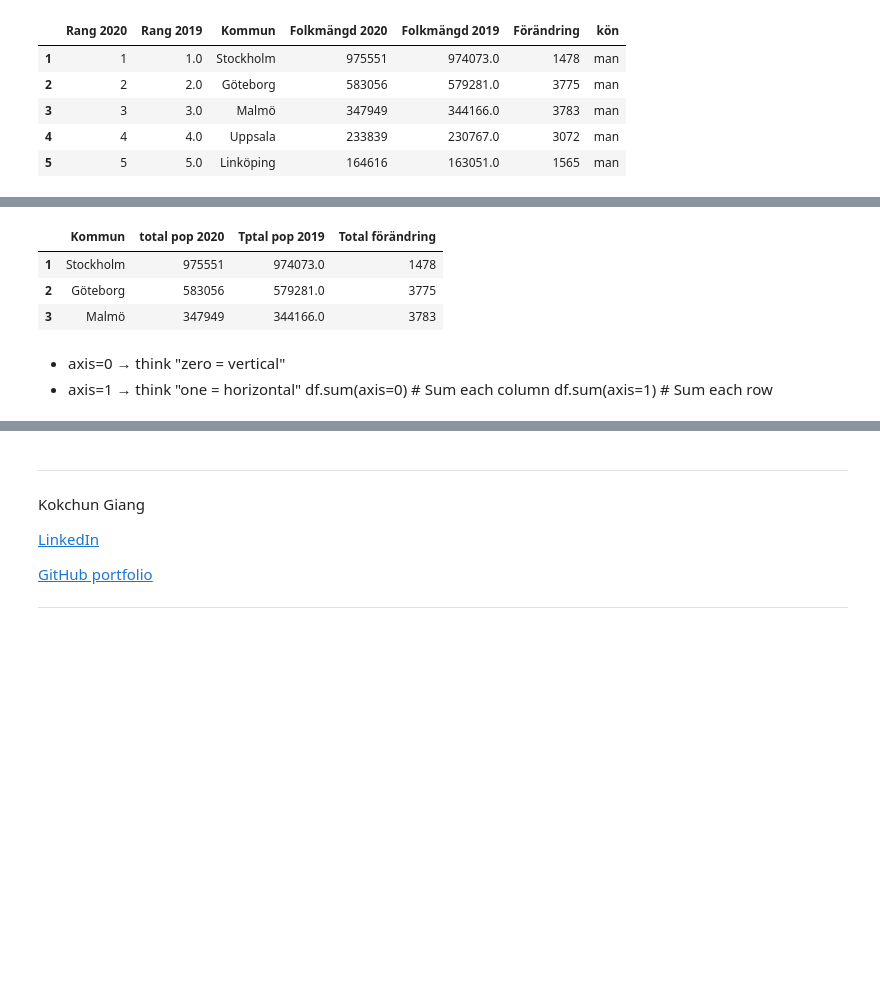
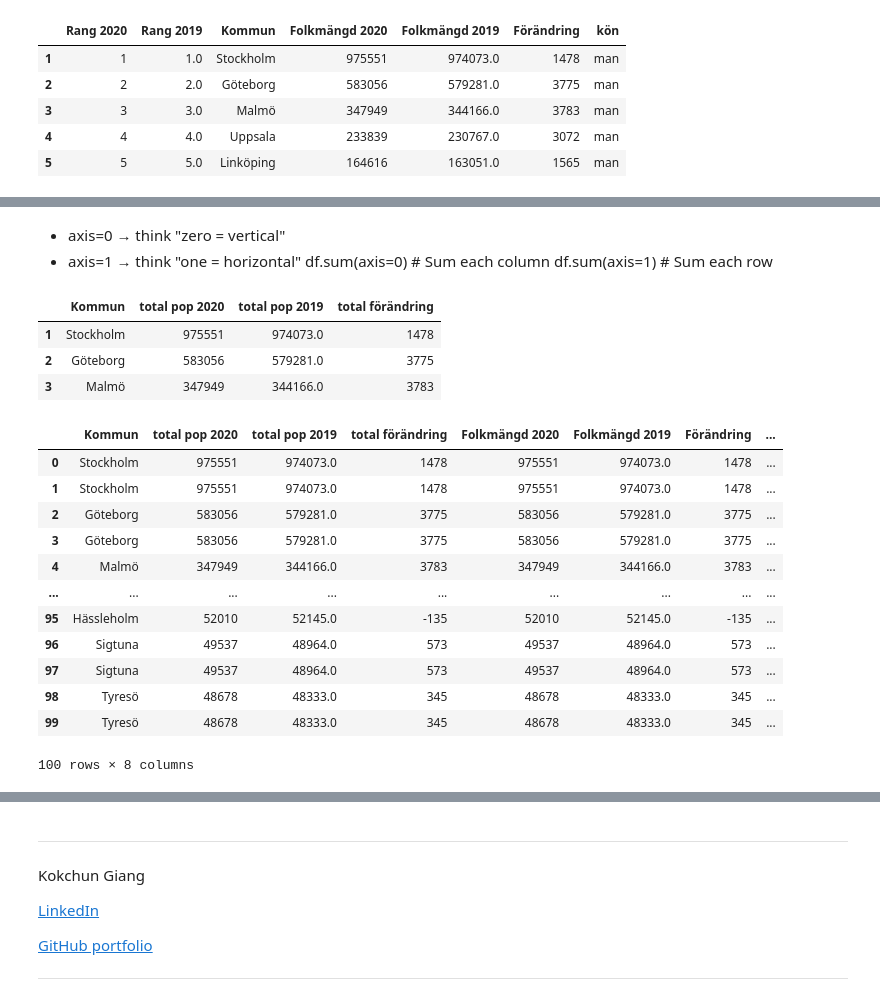
Before and after one commit to Horieh1989/DataProcceccing1, a Jupyter notebook: Exercises/E00_pandas_basic_syntax.ipynb, the cells around one changed output, grey strips where cells are left out. Cells and saved outputs as stored; diff of their text form; code cells hidden in the pictures; blank space fills up the shorter version.

```diff
--- a/Exercises/E00_pandas_basic_syntax.ipynb
+++ b/Exercises/E00_pandas_basic_syntax.ipynb
@@ -572,15 +585,10 @@ import pandas as pd
 df.rename(columns={
 
     'Folkmängd 2020': 'total pop 2020',
-    'Folkmängd 2019' :'Tptal pop 2019',
-    'Förändring' :'Total förändring'
+    'Folkmängd 2019' :'total pop 2019',
+    'Förändring' :'total förändring'
 
 }, inplace=True)
-# %% [output]
-|  | Kommun | total pop 2020 | Tptal pop 2019 | Total förändring |
-| 1 | Stockholm | 975551 | 974073.0 | 1478 |
-| 2 | Göteborg | 583056 | 579281.0 | 3775 |
-| 3 | Malmö | 347949 | 344166.0 | 3783 |
 # %% [markdown]
 - axis=0 → think "zero = vertical"
 - axis=1 → think "one = horizontal"
@@ -589,5 +597,28 @@ df.sum(axis=1)  # Sum each row
 # %%
 
 df.head(5)
-def_new=df.drop(['Rang 2020','Rang 2019'],axis=1)
-def_new.head(3)
+df_new=df.drop(['Rang 2020','Rang 2019'],axis=1)
+df_new.head(3)
+# %% [output]
+|  | Kommun | total pop 2020 | total pop 2019 | total förändring |
+| 1 | Stockholm | 975551 | 974073.0 | 1478 |
+| 2 | Göteborg | 583056 | 579281.0 | 3775 |
+| 3 | Malmö | 347949 | 344166.0 | 3783 |
+# %%
+df_new_df=pd.concat([df_new,df_combine],ignore_index=False)
+df_merge_df_new_df = pd.merge(df_new, df_combine, on='Kommun', how='inner')
+df_merge_df_new_df
+# %% [output]
+|  | Kommun | total pop 2020 | total pop 2019 | total förändring | Folkmängd 2020 | Folkmängd 2019 | Förändring | ... |
+| 0 | Stockholm | 975551 | 974073.0 | 1478 | 975551 | 974073.0 | 1478 | ... |
+| 1 | Stockholm | 975551 | 974073.0 | 1478 | 975551 | 974073.0 | 1478 | ... |
+| 2 | Göteborg | 583056 | 579281.0 | 3775 | 583056 | 579281.0 | 3775 | ... |
+| 3 | Göteborg | 583056 | 579281.0 | 3775 | 583056 | 579281.0 | 3775 | ... |
+| 4 | Malmö | 347949 | 344166.0 | 3783 | 347949 | 344166.0 | 3783 | ... |
+| ... | ... | ... | ... | ... | ... | ... | ... | ... |
+| 95 | Hässleholm | 52010 | 52145.0 | -135 | 52010 | 52145.0 | -135 | ... |
+| 96 | Sigtuna | 49537 | 48964.0 | 573 | 49537 | 48964.0 | 573 | ... |
+| 97 | Sigtuna | 49537 | 48964.0 | 573 | 49537 | 48964.0 | 573 | ... |
+| 98 | Tyresö | 48678 | 48333.0 | 345 | 48678 | 48333.0 | 345 | ... |
+| 99 | Tyresö | 48678 | 48333.0 | 345 | 48678 | 48333.0 | 345 | ... |
+100 rows × 8 columns
```
Also changed, not shown: parts of 4 cells of this notebook.
